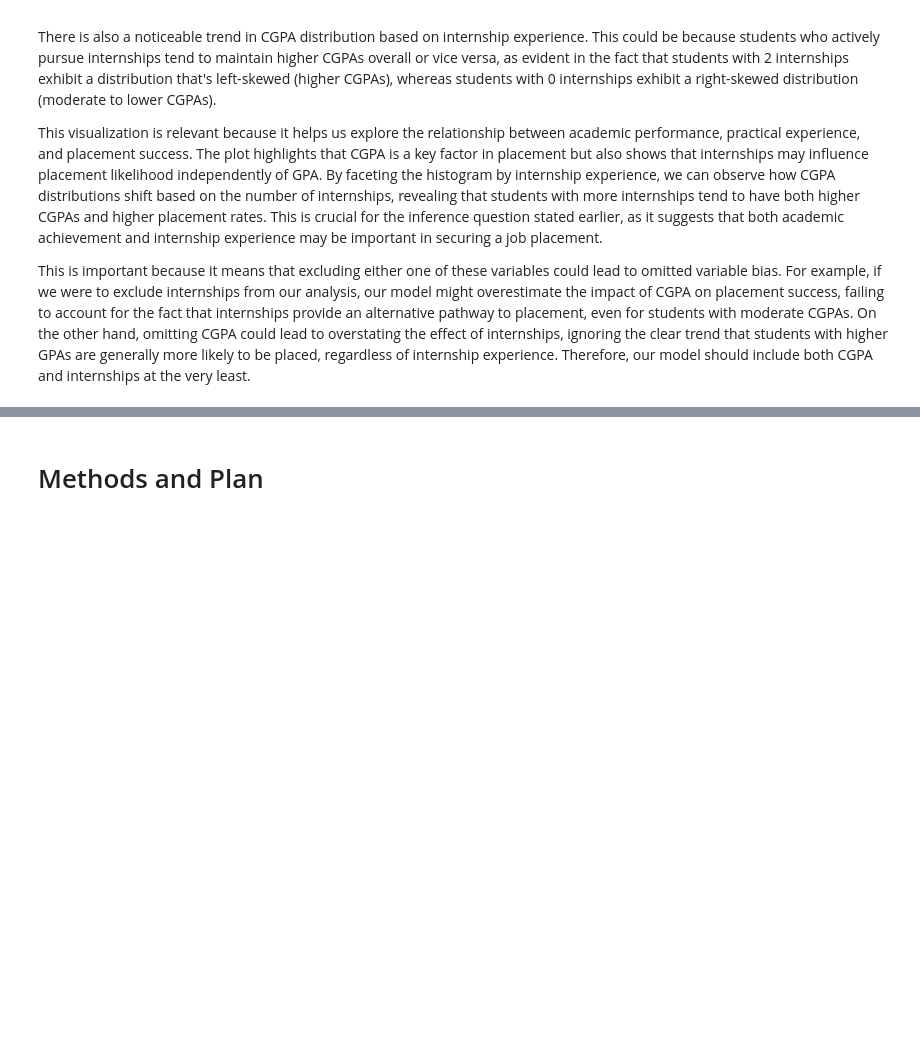
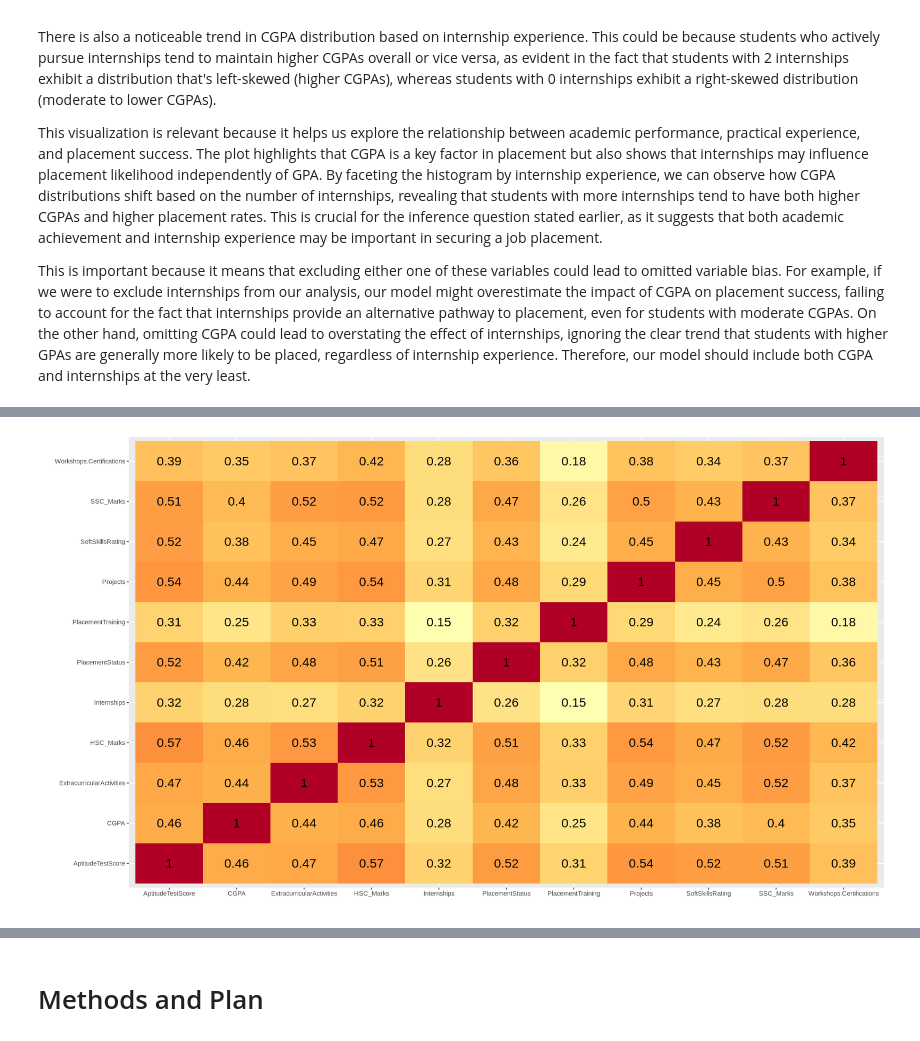
Before and after one commit to jeffiehu/STAT-301-Project, a Jupyter notebook: Project Proposal.ipynb, the cells around one changed output, grey strips where cells are left out. Drawn from its saved outputs; the diff is of its cells as text; code cells hidden in the pictures; blank space fills up the shorter version.

Commit message:
Fixed heatmap and added interpretation
For some reason, the heatmaps' gradient scale isn't working, so it has been removed for the time being.

```diff
--- a/Project Proposal.ipynb
+++ b/Project Proposal.ipynb
@@ -155,0 +189,26 @@ This is important because it means that excluding either one of these variables
+# %%
+options(repr.plot.width = 16, repr.plot.height = 9)
+
+data_heatgraph <- placementData |>
+  cor() |>
+  as.data.frame() |>
+  rownames_to_column(var = "var1") |>
+  pivot_longer(-var1, names_to = "var2", values_to = "corr")
+
+
+
+heatgraph <-  data_heatgraph |> ggplot(aes(x = var1, y = var2)) +
+    geom_tile(aes(fill = corr)) +
+    scale_fill_distiller("Correlation Coefficient \n",
+    palette =  "YlOrRd",
+    direction = 1) +
+    labs(x = "", y = "") +
+    geom_text(aes(var1, var2, label = round(corr, 2)), color = "black", size = 6) +
+    theme(legend.position = "none")
+
+
+
+
+heatgraph
+# %% [output]
+[figure, added]
```
Also changed, not shown: parts of 6 cells of this notebook.
